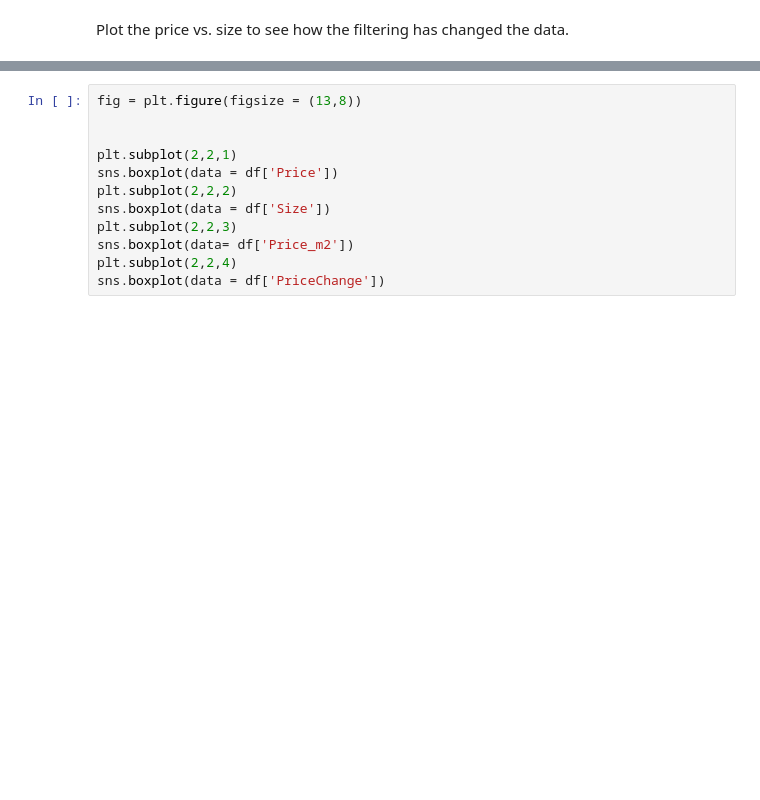
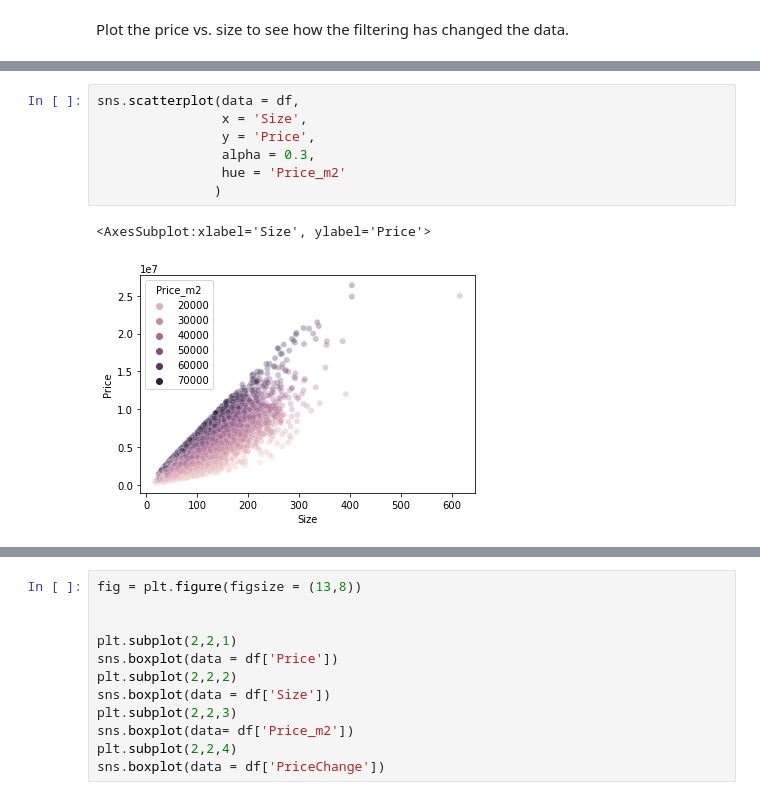
Before and after one commit to MartinJHallberg/BoligaData, a Jupyter notebook: BoligaDataPrep.ipynb, the cells around one changed output, grey strips where cells are left out. Drawn from its saved outputs; the diff is of its cells as text; blank space fills up the shorter version.

```diff
--- a/BoligaDataPrep.ipynb
+++ b/BoligaDataPrep.ipynb
@@ -235,0 +380,10 @@ sns.scatterplot(data = df,
+# %%
+sns.scatterplot(data = df,
+                x = 'Size',
+                y = 'Price',
+                alpha = 0.3,
+                hue = 'Price_m2'
+               )
+# %% [output]
+<AxesSubplot:xlabel='Size', ylabel='Price'>
+[figure, added]
```
Also changed, not shown: parts of 33 cells of this notebook.
